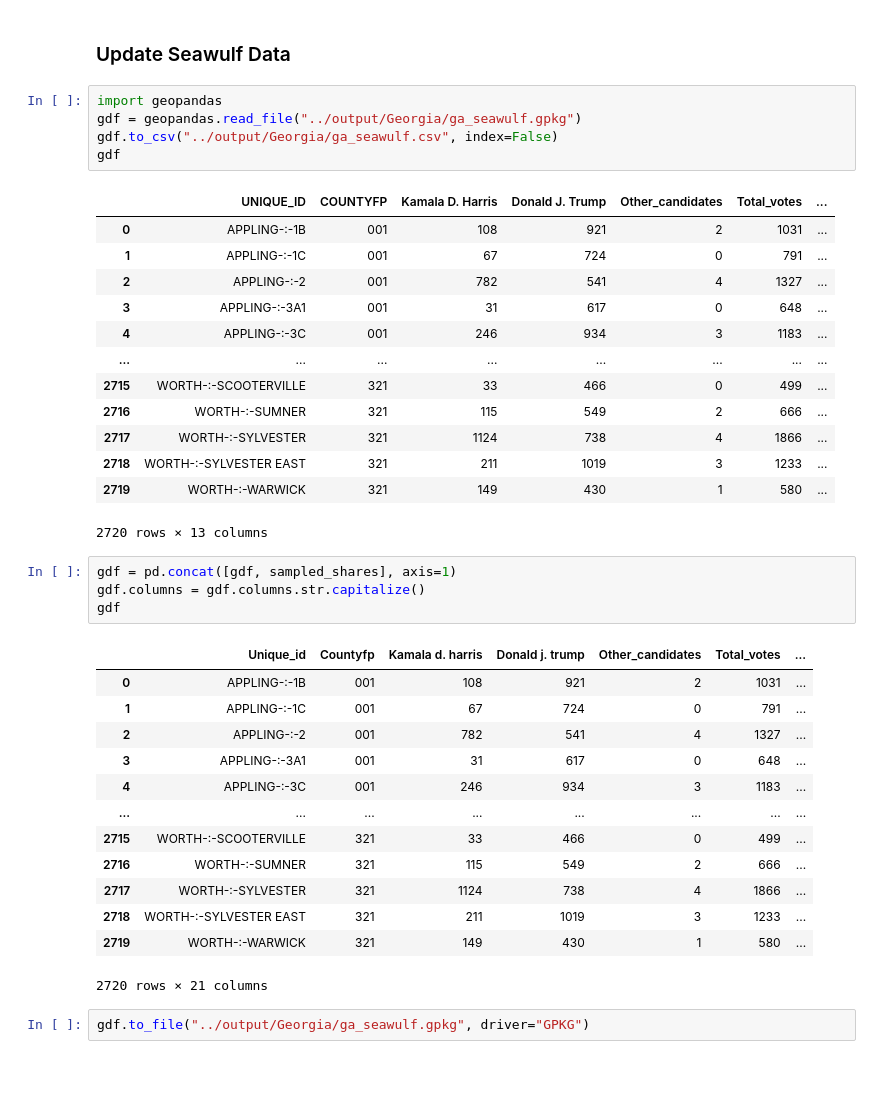
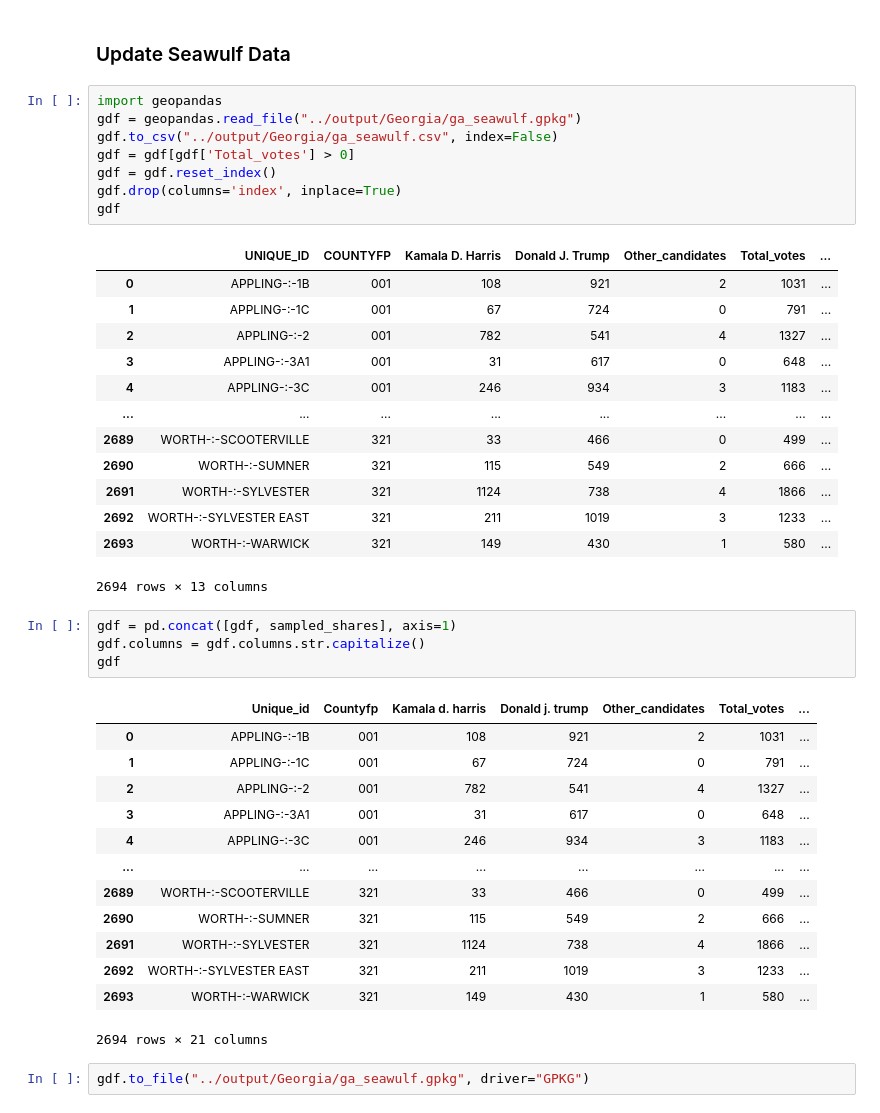
Before and after one commit to CSE416-Rockies/Rockies-VRA-Repeal-Analysis, a Jupyter notebook: preprocessing/Georgia/ga-gingles.ipynb, the cells around one changed output. Cells and saved outputs as stored; diff of their text form; blank space fills up the shorter version.

```diff
--- a/preprocessing/Georgia/ga-gingles.ipynb
+++ b/preprocessing/Georgia/ga-gingles.ipynb
@@ -123,22 +123,25 @@ data
 # %%
 import geopandas
 gdf = geopandas.read_file("../output/Georgia/ga_seawulf.gpkg")
 gdf.to_csv("../output/Georgia/ga_seawulf.csv", index=False)
+gdf = gdf[gdf['Total_votes'] > 0]
+gdf = gdf.reset_index()
+gdf.drop(columns='index', inplace=True)
 gdf
 # %% [output]
 |  | UNIQUE_ID | COUNTYFP | Kamala D. Harris | Donald J. Trump | Other_candidates | Total_votes | ... |
 | 0 | APPLING-:-1B | 001 | 108 | 921 | 2 | 1031 | ... |
 | 1 | APPLING-:-1C | 001 | 67 | 724 | 0 | 791 | ... |
 | 2 | APPLING-:-2 | 001 | 782 | 541 | 4 | 1327 | ... |
 | 3 | APPLING-:-3A1 | 001 | 31 | 617 | 0 | 648 | ... |
 | 4 | APPLING-:-3C | 001 | 246 | 934 | 3 | 1183 | ... |
 | ... | ... | ... | ... | ... | ... | ... | ... |
-| 2715 | WORTH-:-SCOOTERVILLE | 321 | 33 | 466 | 0 | 499 | ... |
-| 2716 | WORTH-:-SUMNER | 321 | 115 | 549 | 2 | 666 | ... |
-| 2717 | WORTH-:-SYLVESTER | 321 | 1124 | 738 | 4 | 1866 | ... |
-| 2718 | WORTH-:-SYLVESTER EAST | 321 | 211 | 1019 | 3 | 1233 | ... |
-| 2719 | WORTH-:-WARWICK | 321 | 149 | 430 | 1 | 580 | ... |
+| 2689 | WORTH-:-SCOOTERVILLE | 321 | 33 | 466 | 0 | 499 | ... |
+| 2690 | WORTH-:-SUMNER | 321 | 115 | 549 | 2 | 666 | ... |
+| 2691 | WORTH-:-SYLVESTER | 321 | 1124 | 738 | 4 | 1866 | ... |
+| 2692 | WORTH-:-SYLVESTER EAST | 321 | 211 | 1019 | 3 | 1233 | ... |
+| 2693 | WORTH-:-WARWICK | 321 | 149 | 430 | 1 | 580 | ... |
-2720 rows × 13 columns
+2694 rows × 13 columns
 # %%
 gdf = pd.concat([gdf, sampled_shares], axis=1)
 gdf.columns = gdf.columns.str.capitalize()
@@ -151,11 +154,11 @@ gdf
 | 3 | APPLING-:-3A1 | 001 | 31 | 617 | 0 | 648 | ... |
 | 4 | APPLING-:-3C | 001 | 246 | 934 | 3 | 1183 | ... |
 | ... | ... | ... | ... | ... | ... | ... | ... |
-| 2715 | WORTH-:-SCOOTERVILLE | 321 | 33 | 466 | 0 | 499 | ... |
-| 2716 | WORTH-:-SUMNER | 321 | 115 | 549 | 2 | 666 | ... |
-| 2717 | WORTH-:-SYLVESTER | 321 | 1124 | 738 | 4 | 1866 | ... |
-| 2718 | WORTH-:-SYLVESTER EAST | 321 | 211 | 1019 | 3 | 1233 | ... |
-| 2719 | WORTH-:-WARWICK | 321 | 149 | 430 | 1 | 580 | ... |
+| 2689 | WORTH-:-SCOOTERVILLE | 321 | 33 | 466 | 0 | 499 | ... |
+| 2690 | WORTH-:-SUMNER | 321 | 115 | 549 | 2 | 666 | ... |
+| 2691 | WORTH-:-SYLVESTER | 321 | 1124 | 738 | 4 | 1866 | ... |
+| 2692 | WORTH-:-SYLVESTER EAST | 321 | 211 | 1019 | 3 | 1233 | ... |
+| 2693 | WORTH-:-WARWICK | 321 | 149 | 430 | 1 | 580 | ... |
-2720 rows × 21 columns
+2694 rows × 21 columns
 # %%
 gdf.to_file("../output/Georgia/ga_seawulf.gpkg", driver="GPKG")
```
Also changed, not shown: parts of 2 cells of this notebook, 5 other files.
